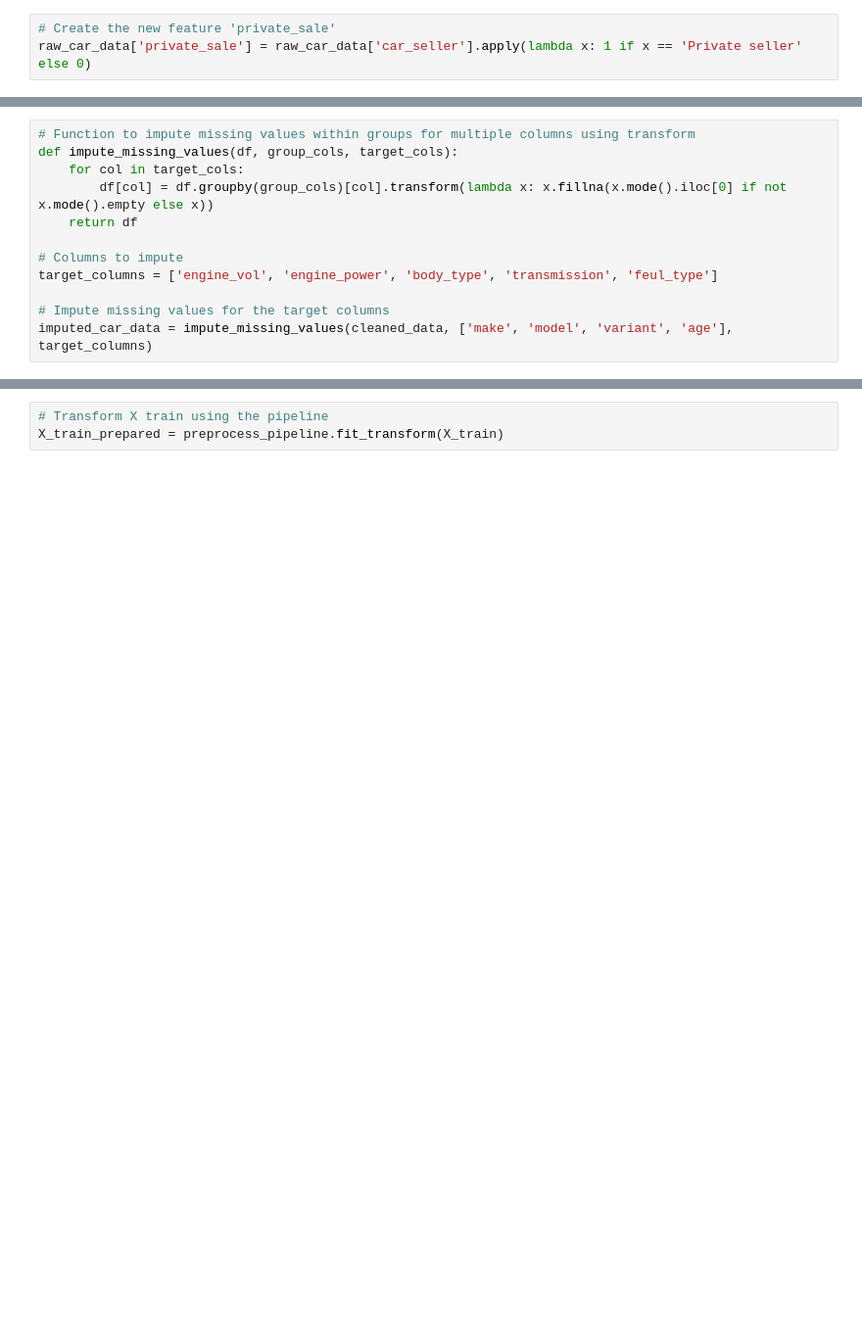
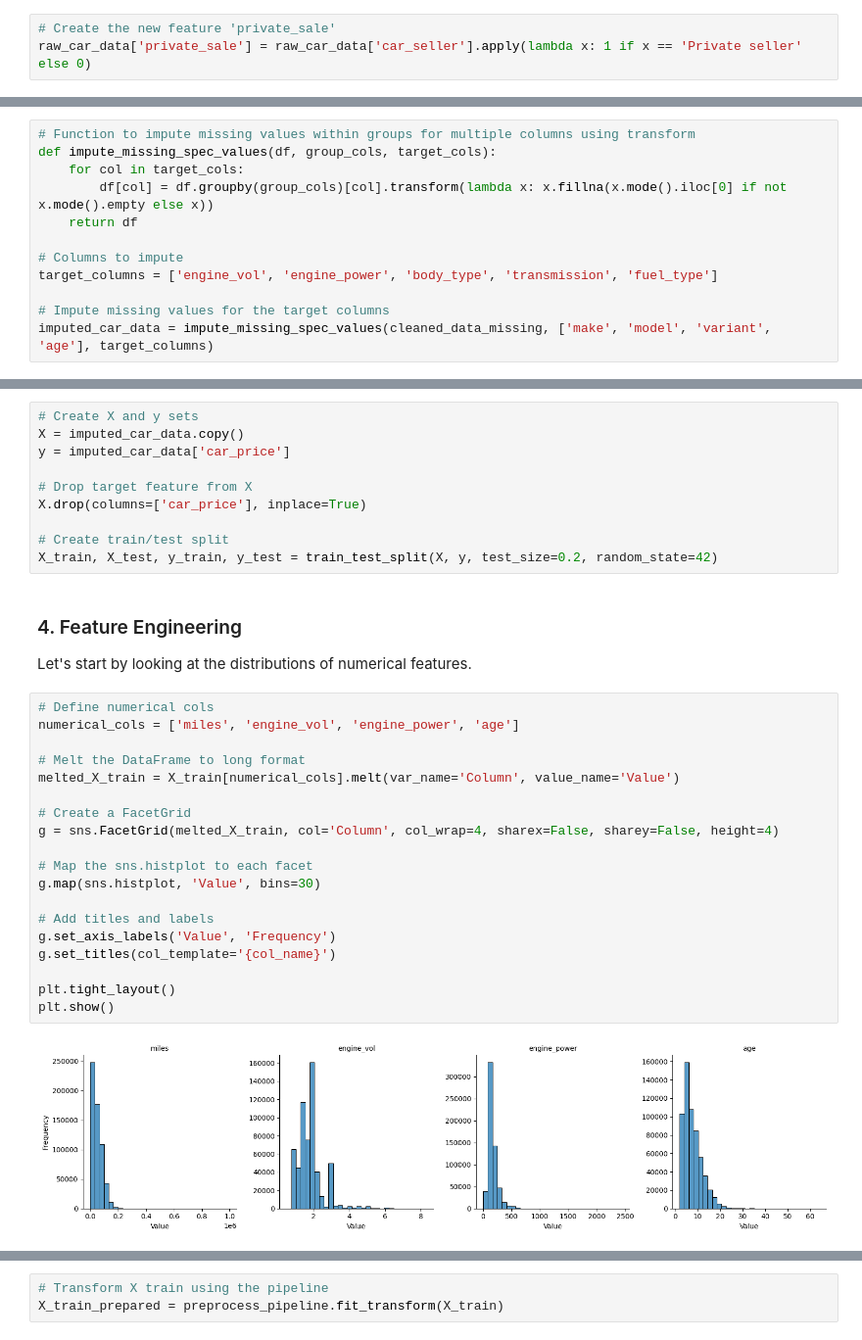
Before and after one commit to harryallum/UK-Used-Car-Price-Prediction, a Jupyter notebook: main.ipynb, the cells around one changed output, grey strips where cells are left out. Shown: that part at 98% size. Drawn from its saved outputs; the diff is of its cells as text; blank space fills up the shorter version.

Commit message:
Cleaned up notebook

```diff
--- a/main.ipynb
+++ b/main.ipynb
@@ -215,12 +236,12 @@ cleaned_data.head(10)
 # %%
 # Function to impute missing values within groups for multiple columns using transform
-def impute_missing_values(df, group_cols, target_cols):
+def impute_missing_spec_values(df, group_cols, target_cols):
     for col in target_cols:
         df[col] = df.groupby(group_cols)[col].transform(lambda x: x.fillna(x.mode().iloc[0] if not x.mode().empty else x))
     return df
 
 # Columns to impute
-target_columns = ['engine_vol', 'engine_power', 'body_type', 'transmission', 'feul_type']
+target_columns = ['engine_vol', 'engine_power', 'body_type', 'transmission', 'fuel_type']
 
 # Impute missing values for the target columns
-imputed_car_data = impute_missing_values(cleaned_data, ['make', 'model', 'variant', 'age'], target_columns)
+imputed_car_data = impute_missing_spec_values(cleaned_data_missing, ['make', 'model', 'variant', 'age'], target_columns)
@@ -385,0 +298,35 @@ preprocess_pipeline = ColumnTransformer([
+# %%
+# Create X and y sets
+X = imputed_car_data.copy()
+y = imputed_car_data['car_price']
+
+# Drop target feature from X
+X.drop(columns=['car_price'], inplace=True)
+
+# Create train/test split
+X_train, X_test, y_train, y_test = train_test_split(X, y, test_size=0.2, random_state=42)
+# %% [markdown]
+### 4. Feature Engineering
+
+Let's start by looking at the distributions of numerical features.
+# %%
+# Define numerical cols
+numerical_cols = ['miles', 'engine_vol', 'engine_power', 'age']
+
+# Melt the DataFrame to long format
+melted_X_train = X_train[numerical_cols].melt(var_name='Column', value_name='Value')
+
+# Create a FacetGrid
+g = sns.FacetGrid(melted_X_train, col='Column', col_wrap=4, sharex=False, sharey=False, height=4)
+
+# Map the sns.histplot to each facet
+g.map(sns.histplot, 'Value', bins=30)
+
+# Add titles and labels
+g.set_axis_labels('Value', 'Frequency')
+g.set_titles(col_template='{col_name}')
+
+plt.tight_layout()
+plt.show()
+# %% [output]
+[figure, added]
```
Also changed, not shown: parts of 139 cells of this notebook.
